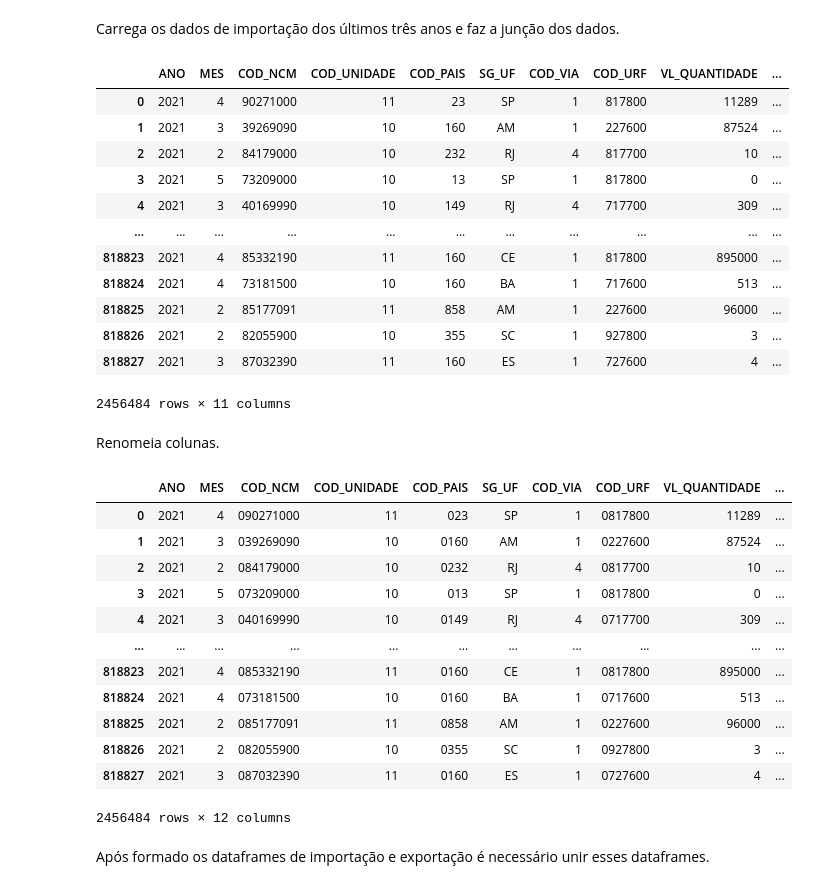
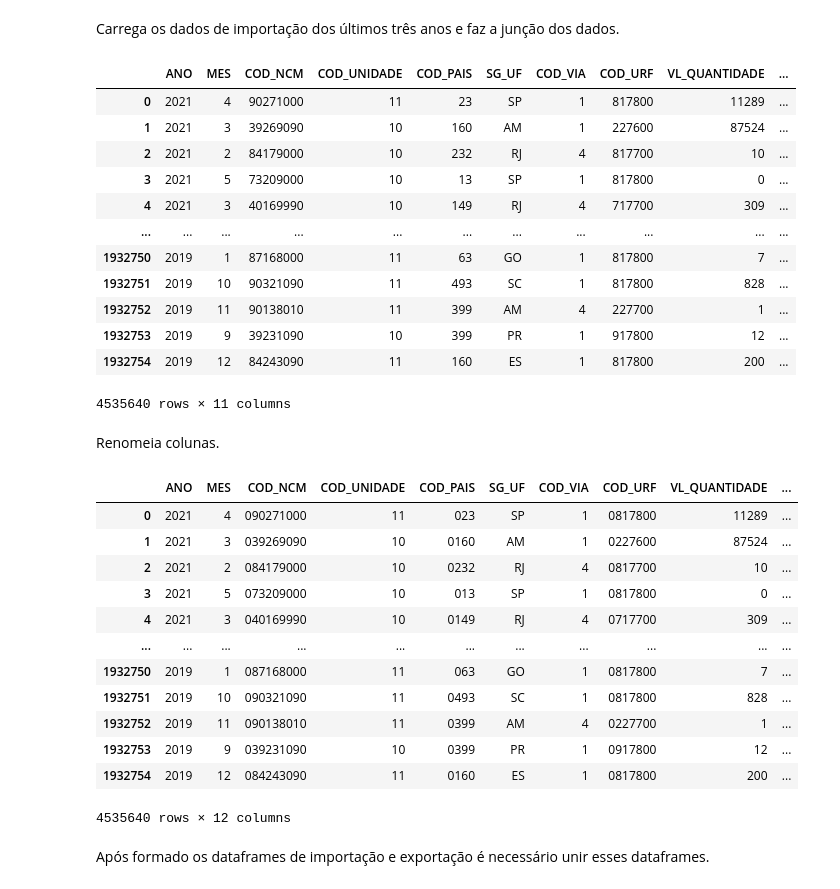
Before and after one commit to MiqSA/app-data-visualization, a Jupyter notebook: data-science/Explore_Data.ipynb, the cells around one changed output. Cells and saved outputs as stored; diff of their text form; code cells hidden in the pictures.

```diff
--- a/data-science/Explore_Data.ipynb
+++ b/data-science/Explore_Data.ipynb
@@ -71,9 +71,9 @@ Inicialmente, carrega-se os dados de dada movimentação dos últimos três anos
 def load_files(years, type_mov='EXP'):
     year_now = pd.read_csv(f'{type_mov}_{years[0]}.csv')
     year_now.drop(columns='Unnamed: 0', inplace=True)
-    year_old = pd.read_csv(f'{type_mov}_{years[0]}.csv')
+    year_old = pd.read_csv(f'{type_mov}_{years[1]}.csv')
     year_old.drop(columns='Unnamed: 0', inplace=True)
-    year_more_old = pd.read_csv(f'{type_mov}_{years[0]}.csv')
+    year_more_old = pd.read_csv(f'{type_mov}_{years[2]}.csv')
     year_more_old.drop(columns='Unnamed: 0', inplace=True)
 
     return year_now, year_old, year_more_old
@@ -139,34 +139,34 @@ result_imp
 | 3 | 2021 | 5 | 73209000 | 10 | 13 | SP | 1 | 817800 | 0 | ... |
 | 4 | 2021 | 3 | 40169990 | 10 | 149 | RJ | 4 | 717700 | 309 | ... |
 | ... | ... | ... | ... | ... | ... | ... | ... | ... | ... | ... |
-| 818823 | 2021 | 4 | 85332190 | 11 | 160 | CE | 1 | 817800 | 895000 | ... |
-| 818824 | 2021 | 4 | 73181500 | 10 | 160 | BA | 1 | 717600 | 513 | ... |
-| 818825 | 2021 | 2 | 85177091 | 11 | 858 | AM | 1 | 227600 | 96000 | ... |
-| 818826 | 2021 | 2 | 82055900 | 10 | 355 | SC | 1 | 927800 | 3 | ... |
-| 818827 | 2021 | 3 | 87032390 | 11 | 160 | ES | 1 | 727600 | 4 | ... |
+| 1932750 | 2019 | 1 | 87168000 | 11 | 63 | GO | 1 | 817800 | 7 | ... |
+| 1932751 | 2019 | 10 | 90321090 | 11 | 493 | SC | 1 | 817800 | 828 | ... |
+| 1932752 | 2019 | 11 | 90138010 | 11 | 399 | AM | 4 | 227700 | 1 | ... |
+| 1932753 | 2019 | 9 | 39231090 | 10 | 399 | PR | 1 | 917800 | 12 | ... |
+| 1932754 | 2019 | 12 | 84243090 | 11 | 160 | ES | 1 | 817800 | 200 | ... |
-2456484 rows × 11 columns
+4535640 rows × 11 columns
 # %% [markdown]
 Renomeia colunas.
 # %%
 result_imp['COD_NCM'] = result_imp['COD_NCM'].apply(lambda x: '0'+str(x))
 result_imp['COD_URF'] = result_imp['COD_URF'].apply(lambda x: '0'+str(x))
 result_imp['COD_PAIS'] = result_imp['COD_PAIS'].apply(lambda x: '0'+str(x))
-result_imp['MOVIMENTACAO'] = result_imp['COD_PAIS'].apply(lambda x: str('Importação'))
+result_imp['MOVIMENTACAO'] = 'Importação'
 result_imp
 # %% [output]
 |  | ANO | MES | COD_NCM | COD_UNIDADE | COD_PAIS | SG_UF | COD_VIA | COD_URF | VL_QUANTIDADE | ... |
 | 0 | 2021 | 4 | 090271000 | 11 | 023 | SP | 1 | 0817800 | 11289 | ... |
 | 1 | 2021 | 3 | 039269090 | 10 | 0160 | AM | 1 | 0227600 | 87524 | ... |
 | 2 | 2021 | 2 | 084179000 | 10 | 0232 | RJ | 4 | 0817700 | 10 | ... |
 | 3 | 2021 | 5 | 073209000 | 10 | 013 | SP | 1 | 0817800 | 0 | ... |
 | 4 | 2021 | 3 | 040169990 | 10 | 0149 | RJ | 4 | 0717700 | 309 | ... |
 | ... | ... | ... | ... | ... | ... | ... | ... | ... | ... | ... |
-| 818823 | 2021 | 4 | 085332190 | 11 | 0160 | CE | 1 | 0817800 | 895000 | ... |
-| 818824 | 2021 | 4 | 073181500 | 10 | 0160 | BA | 1 | 0717600 | 513 | ... |
-| 818825 | 2021 | 2 | 085177091 | 11 | 0858 | AM | 1 | 0227600 | 96000 | ... |
-| 818826 | 2021 | 2 | 082055900 | 10 | 0355 | SC | 1 | 0927800 | 3 | ... |
-| 818827 | 2021 | 3 | 087032390 | 11 | 0160 | ES | 1 | 0727600 | 4 | ... |
+| 1932750 | 2019 | 1 | 087168000 | 11 | 063 | GO | 1 | 0817800 | 7 | ... |
+| 1932751 | 2019 | 10 | 090321090 | 11 | 0493 | SC | 1 | 0817800 | 828 | ... |
+| 1932752 | 2019 | 11 | 090138010 | 11 | 0399 | AM | 4 | 0227700 | 1 | ... |
+| 1932753 | 2019 | 9 | 039231090 | 10 | 0399 | PR | 1 | 0917800 | 12 | ... |
+| 1932754 | 2019 | 12 | 084243090 | 11 | 0160 | ES | 1 | 0817800 | 200 | ... |
-2456484 rows × 12 columns
+4535640 rows × 12 columns
 # %% [markdown]
 Após formado os dataframes de importação e exportação é necessário unir esses dataframes.
 # %%
```
Also changed, not shown: parts of 3 cells of this notebook.
